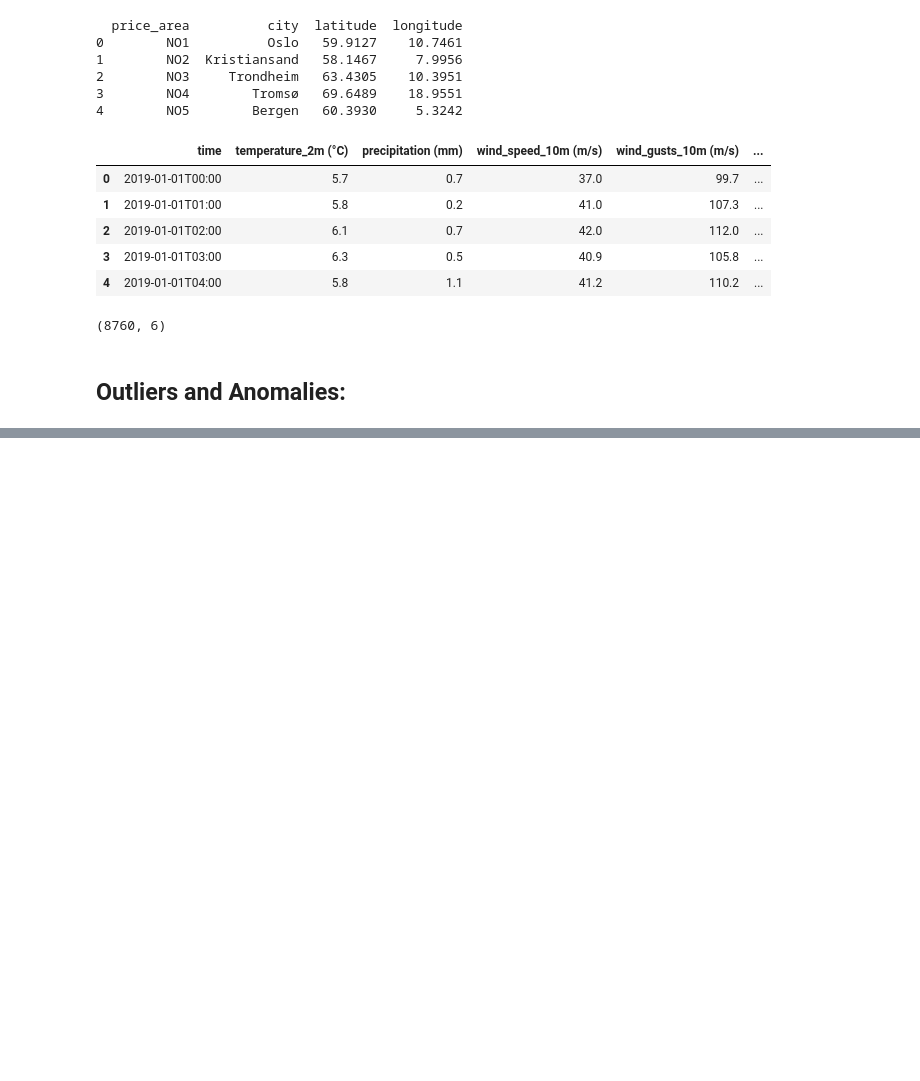
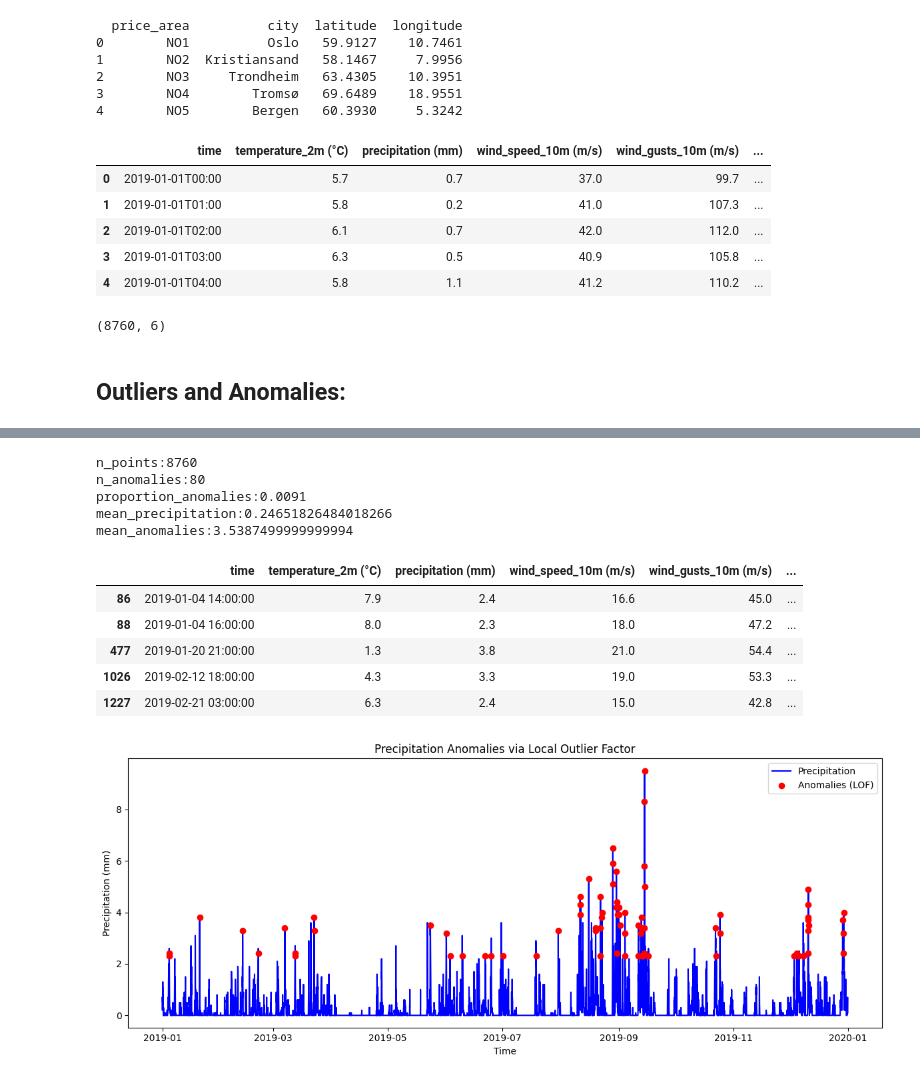
Before and after one commit to Indraadhikari/IND320_Indra, a Jupyter notebook: Part_3_Data_Quality.ipynb, the cells around one changed output, grey strips where cells are left out. Cells and saved outputs as stored; diff of their text form; code cells hidden in the pictures; blank space fills up the shorter version.

```diff
--- a/Part_3_Data_Quality.ipynb
+++ b/Part_3_Data_Quality.ipynb
@@ -137,0 +225,18 @@ plt.show()
+# %%
+out_precip, stats_precip, fig_precip = analyze_precipitation_anomalies(df_bergen_2019)
+for i in stats_precip:
+    print(f"{i}:{stats_precip[i]}")
+out_precip.head()
+# %% [output]
+n_points:8760
+n_anomalies:80
+proportion_anomalies:0.0091
+mean_precipitation:0.24651826484018266
+mean_anomalies:3.5387499999999994
+|  | time | temperature_2m (°C) | precipitation (mm) | wind_speed_10m (m/s) | wind_gusts_10m (m/s) | ... |
+| 86 | 2019-01-04 14:00:00 | 7.9 | 2.4 | 16.6 | 45.0 | ... |
+| 88 | 2019-01-04 16:00:00 | 8.0 | 2.3 | 18.0 | 47.2 | ... |
+| 477 | 2019-01-20 21:00:00 | 1.3 | 3.8 | 21.0 | 54.4 | ... |
+| 1026 | 2019-02-12 18:00:00 | 4.3 | 3.3 | 19.0 | 53.3 | ... |
+| 1227 | 2019-02-21 03:00:00 | 6.3 | 2.4 | 15.0 | 42.8 | ... |
+[figure, added]
```
Also changed, not shown: parts of 8 cells of this notebook.
